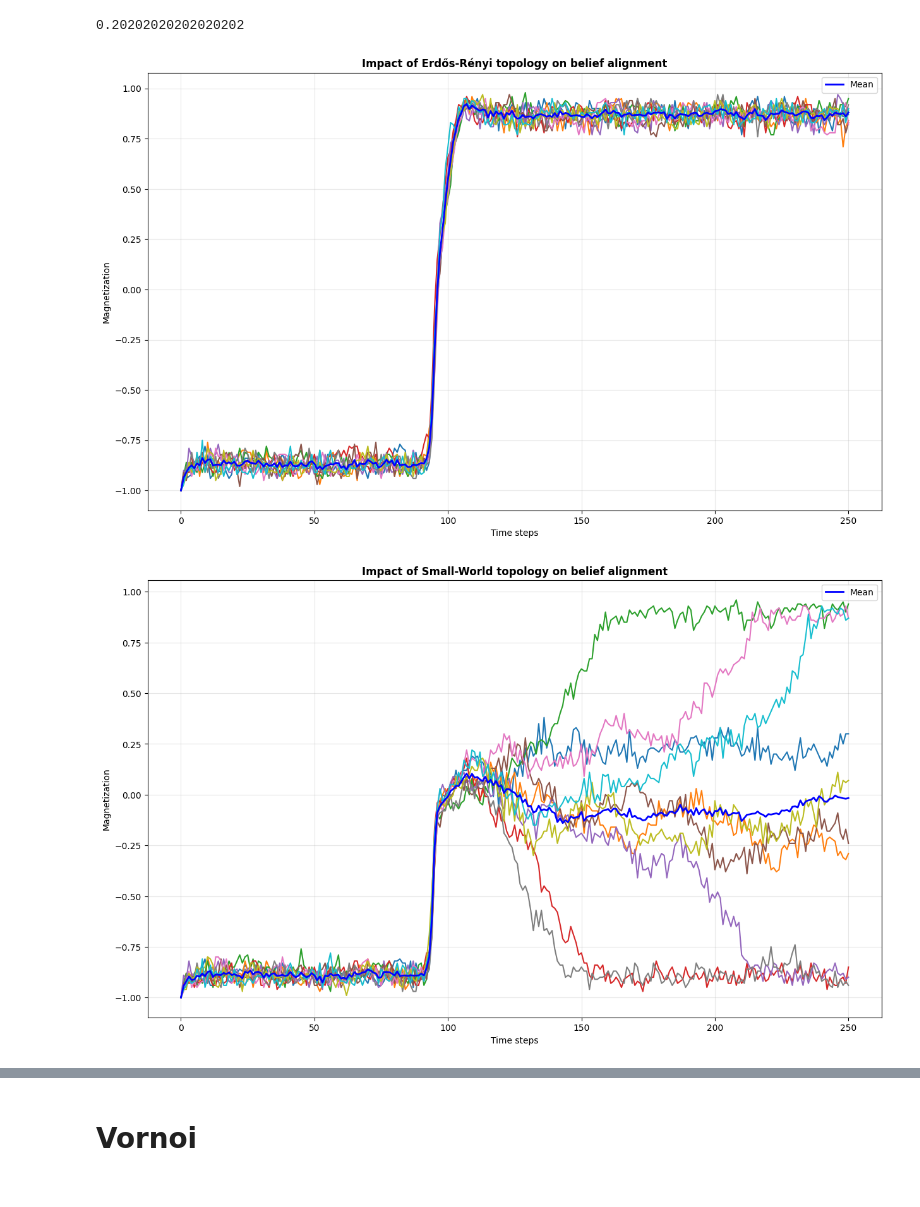
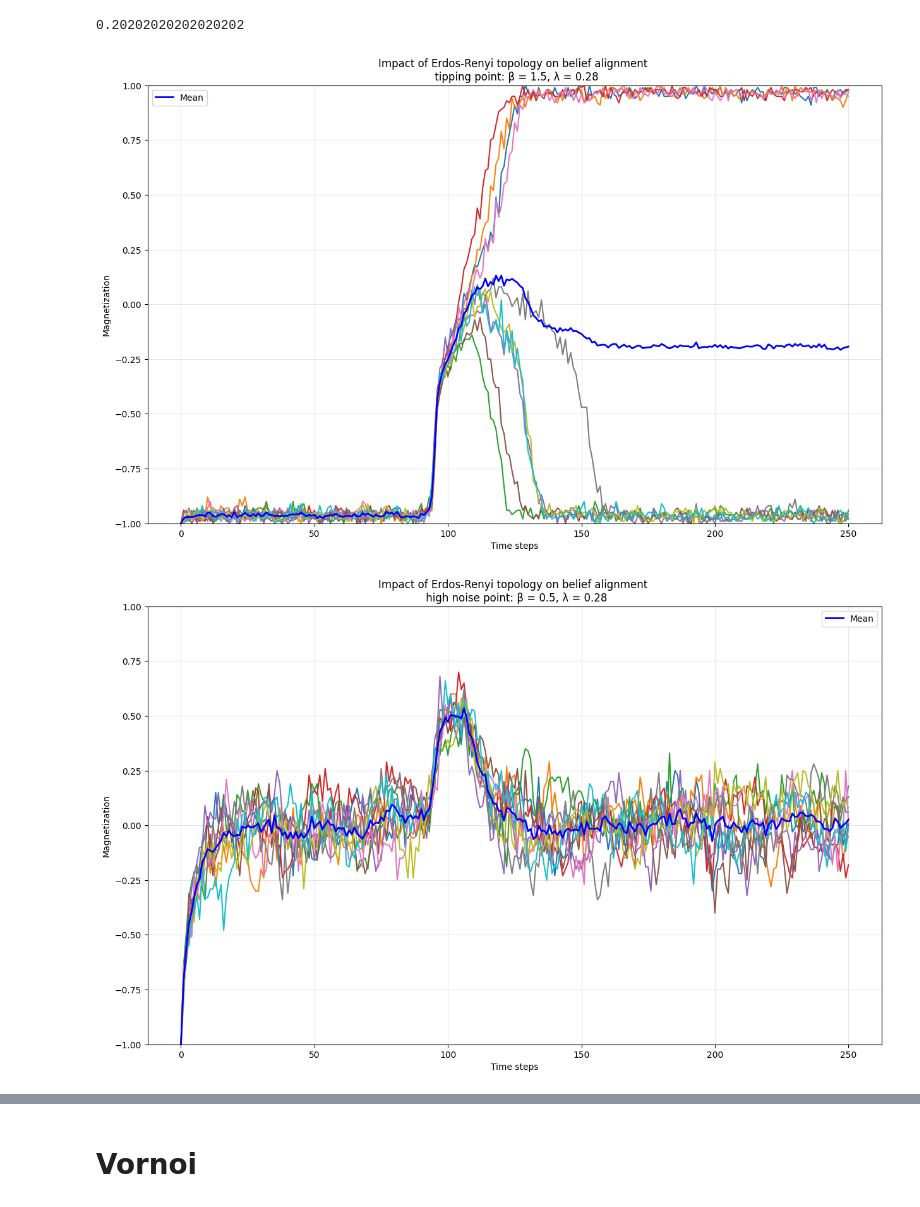
Before and after one commit to Whatisthisname/ComplexSystem, a Jupyter notebook: diameter.ipynb, the cells around one changed output, grey strips where cells are left out. Saved outputs shown, nothing was run; the diff lists cells and outputs as text; code cells hidden in the pictures.

Commit message:
topology plots

```diff
--- a/diameter.ipynb
+++ b/diameter.ipynb
@@ -295,7 +280,7 @@ l = 0.1
 0.20202020202020202
 # %%
 #network topology
-topology = {"Erdős-Rényi":(network_generation.generate_erdos_renyi_sparse_adjacency_matrix,
+topology = {"Erdos-Renyi":(network_generation.generate_erdos_renyi_sparse_adjacency_matrix,
     {"num_nodes": N, "edge_prob": edge_prob, "weight_range": weight_range}
     ),
     "Small-World": (
@@ -310,7 +295,29 @@ topology = {"Erdős-Rényi":(network_generation.generate_erdos_renyi_sparse_adja
 # dictionary to store  mean magnetization of each topology
 all_topology_means = {}
 
-def simulation_topology(adj_mat, topology_name):
+#  parameter sets for Erdos
+parameter_sets_erdos = {
+    "tipping": {"beta": 1.5, "l": 0.28},
+    "high noise": {"beta": 0.5, "l": 0.28},
+    "vulnerable": {"beta": 1.5, "l": 0.6},
+    "recovery": {"beta": 1.5, "l": 0.1}
+}
+#  parameter sets
+parameter_sets_scale_free = {
+    "tipping": {"beta": 1.5, "l": 0.15},
+    "high noise": {"beta": 0.5, "l": 0.15},
+    "vulnerable": {"beta": 1.5, "l": 0.5},
+    "recovery": {"beta": 1.5, "l": 0.05}
+}
+#  parameter set
+parameter_sets_small_world = {
+    "tipping": {"beta": 1.5, "l": 0.42},
+    "high noise": {"beta": 0.5, "l": 0.42},
+    "vulnerable": {"beta": 1.5, "l": 0.7},
+    "recovery": {"beta": 1.5, "l": 0.15}
+}
+
+def simulation_topology(adj_mat, topology_name, param_name, beta, l):
     #initialisation
     #random_init = jax.random.randint(shape=(len(adj_mat),),inval=-1,maxval=2,key=jax.random.PRNGKey(np.random.randint(low=0, high=100000)),)
     ones_init = jnp.negative(jnp.ones(shape=(len(adj_mat),)).astype(int)) #intitialisation with -1
@@ -325,36 +332,46 @@ def simulation_topology(adj_mat, topology_name):
             #external_field=lambda t, node_idx: jnp.sin(t * 0.1),
             #external_field=lambda t, node_idx: ((node_idx[0] / len(adj_mat)) < l) * jnp.sin(t * 0.1),
             external_field=external_field,
             init_state=ones_init, #np.copy(random_init), #or
             µ=µ,
             beta=beta,
         )
         result = network.run_for_steps(250, seed=i)
         magnetization_erdos = np.mean(result, axis=1)
         mags.append(np.copy(magnetization_erdos))
         mags_array = np.array(mags)
 
     plt.figure(figsize=(15,9))
     for m in mags_array:
         plt.plot(m)
     mean = np.mean(mags_array, axis = 0)
-    all_topology_means[topology_name] = mean
+    all_topology_means[(topology_name, param_name)] = mean
 
     plt.plot(mean, color ='blue',linewidth=2.0, label="Mean")
     #plt.plot(np.min(mags_array, axis = 0), color = 'red')
     #plt.plot(np.max(mags_array, axis = 0))
     plt.xlabel("Time steps")
     plt.ylabel("Magnetization")
-    plt.title(f"Impact of {topology_name} topology on belief alignment", weight='bold')
+    plt.ylim(-1,1)
+    plt.title(f"Impact of {topology_name} topology on belief alignment \n {param_name} point: β = {beta}, λ = {l}")
     plt.grid(True, alpha=0.3)
     plt.legend()
-    plt.savefig(f'results/{topology_name.replace("-", "_")}.png')
+    filename = f"results/{topology_name.replace('-', '_')}_{param_name.replace(' ', '_')}.png"
+    plt.savefig(filename)
     plt.show()
 
 
 for topology_name, (func, args) in topology.items():
     adj_mat = func(**args)
-    simulation_topology(adj_mat, topology_name)
+    if topology_name == 'Erdos-Renyi':
+        for param_name, params in parameter_sets_erdos.items():
+            simulation_topology(adj_mat, topology_name, param_name, **params)
+    if topology_name == 'Small-World':
+        for param_name, params in parameter_sets_small_world.items():
+            simulation_topology(adj_mat, topology_name, param_name, **params)
+    if topology_name == 'Scale-Free':
+        for param_name, params in parameter_sets_scale_free.items():
+            simulation_topology(adj_mat, topology_name, param_name, **params)
 # %% [output]
-[figure, old version]
+[figure, new version]
-[figure, old version]
+[figure, new version]
```
Also changed, not shown: parts of 7 cells of this notebook, 17 other files.
